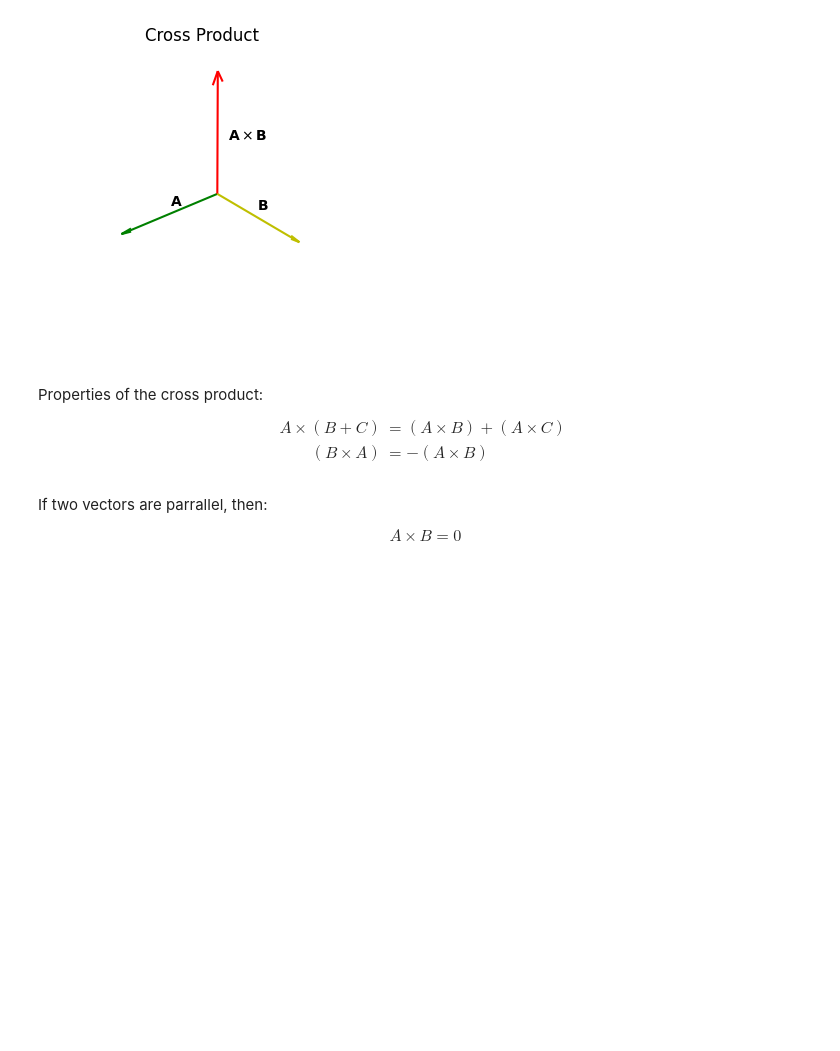
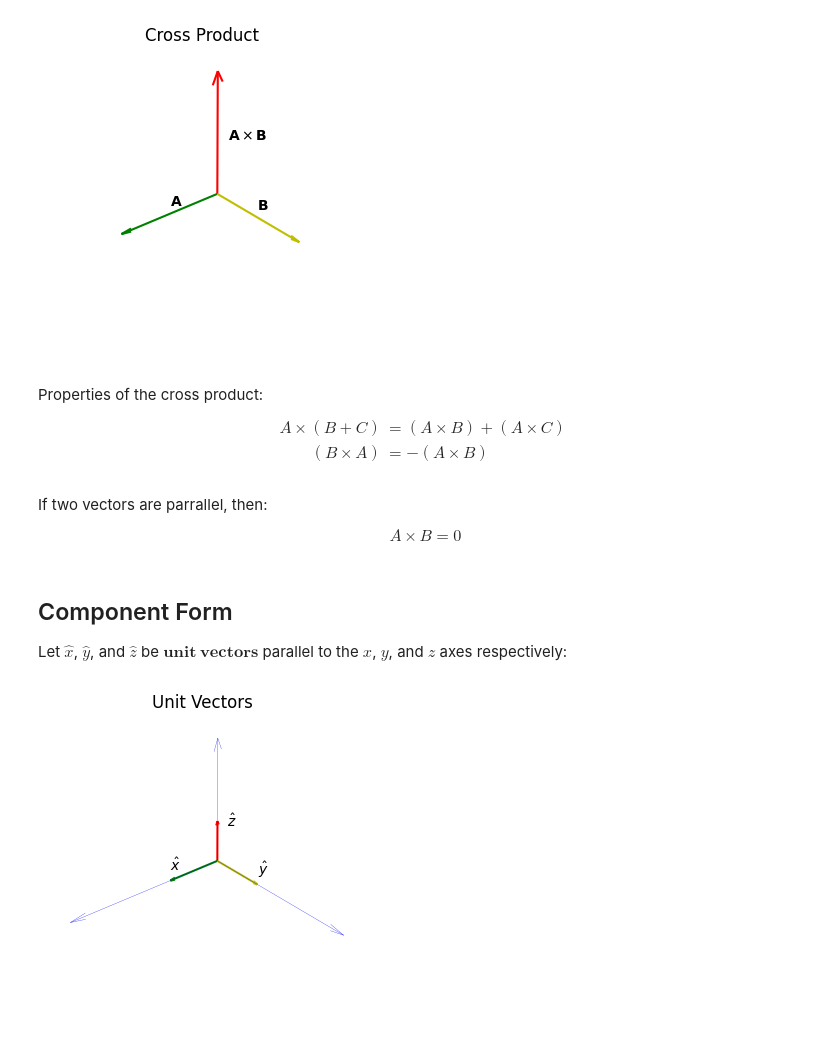
Before and after one commit to Artuk009/Electrodynamics, a Jupyter notebook: Chapter_01.ipynb, the cells around one changed output. Cells and saved outputs as stored; diff of their text form; code cells hidden in the pictures; blank space fills up the shorter version.

Commit message:
Unit Vectors

```diff
--- a/Chapter_01.ipynb
+++ b/Chapter_01.ipynb
@@ -138,3 +138,43 @@ If two vectors are parrallel, then:
 \begin{align*}
 A\times B =0
 \end{align*}
+# %% [markdown]
+## Component Form
+Let $\hat{x}$, $\hat{y}$, and $\hat{z}$ be $\mathbf{unit\ vectors}$ parallel to the $x$, $y$, and $z$ axes respectively:
+# %%
+# Graph of unit vectors
+xhat = np.array([1,0,0])
+yhat = np.array([0,1,0])
+zhat = np.array([0,0,1])
+
+x = np.array([3,0,0])
+y = np.array([0,3,0])
+z = np.array([0,0,3])
+
+fig = plt.figure(figsize=(4,4))
+ax = fig.add_subplot(projection="3d")
+
+ax.text(1, 0, 0.25, r"$\hat{x}$")
+ax.text(0, 1, 0.25, r"$\hat{y}$")
+ax.text(0, 0.25, 1, r"$\hat{z}$")
+
+ax.quiver(0,0,0, x[0], x[1], x[2], arrow_length_ratio=0.1, color='b', linewidths=0.2)
+ax.quiver(0,0,0, y[0], y[1], y[2], arrow_length_ratio=0.1, color='b', linewidths=0.2)
+ax.quiver(0,0,0, z[0], z[1], z[2], arrow_length_ratio=0.1, color='b', linewidths=0.2)
+
+ax.quiver(0,0,0, xhat[0], xhat[1], xhat[2], arrow_length_ratio=0.1, color='g')
+ax.quiver(0,0,0, yhat[0], yhat[1], yhat[2], arrow_length_ratio=0.1, color='y')
+ax.quiver(0,0,0, zhat[0], zhat[1], zhat[2], arrow_length_ratio=0.1, color='r')
+
+ax.set_xlim([0,3])
+ax.set_ylim([0,3])
+ax.set_zlim([0,3])
+
+# Rotate view
+ax.view_init(30, 50)
+ax.set_axis_off()
+ax.set_title("Unit Vectors")
+
+plt.show()
+# %% [output]
+[figure, added]
```
